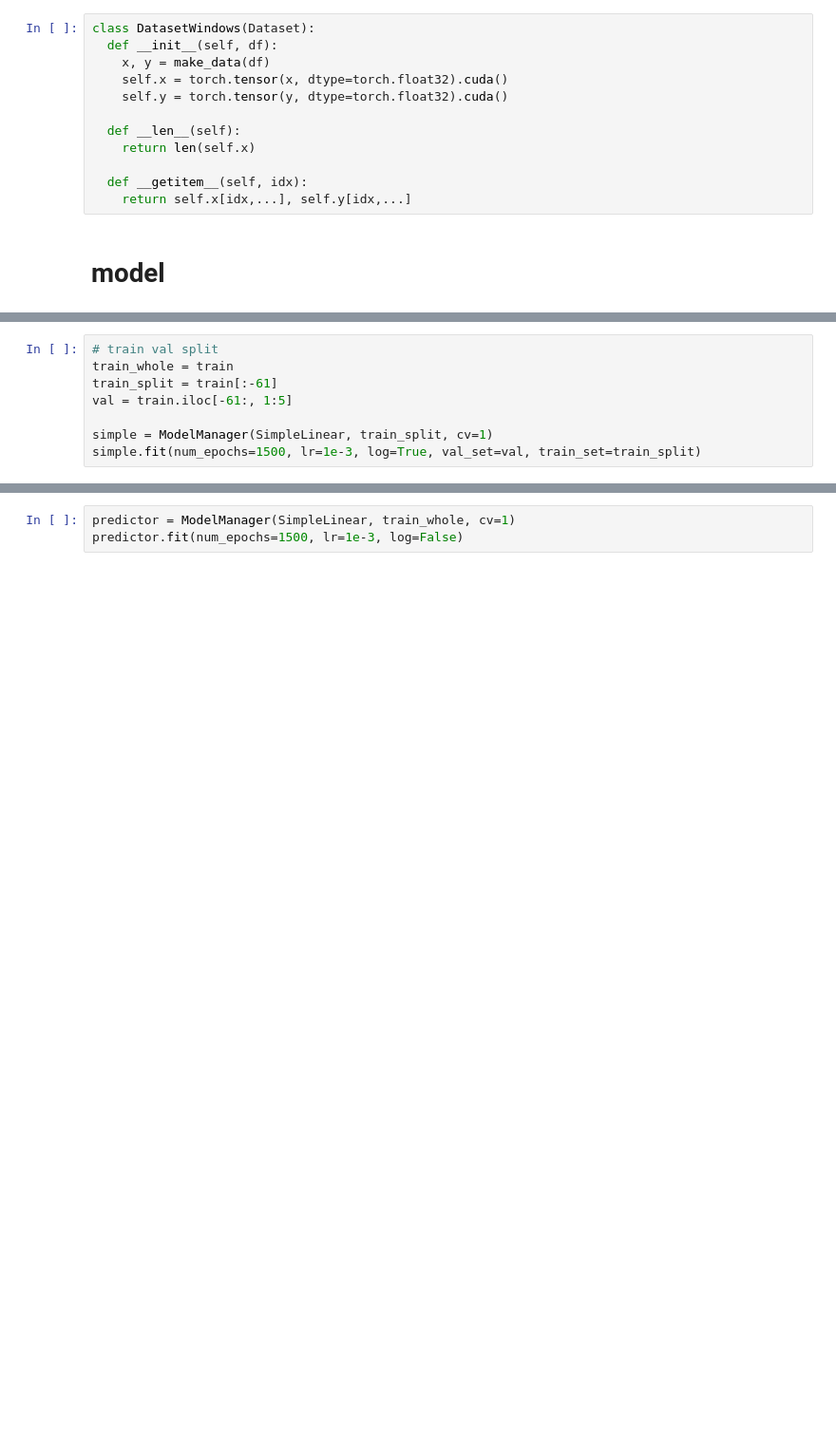
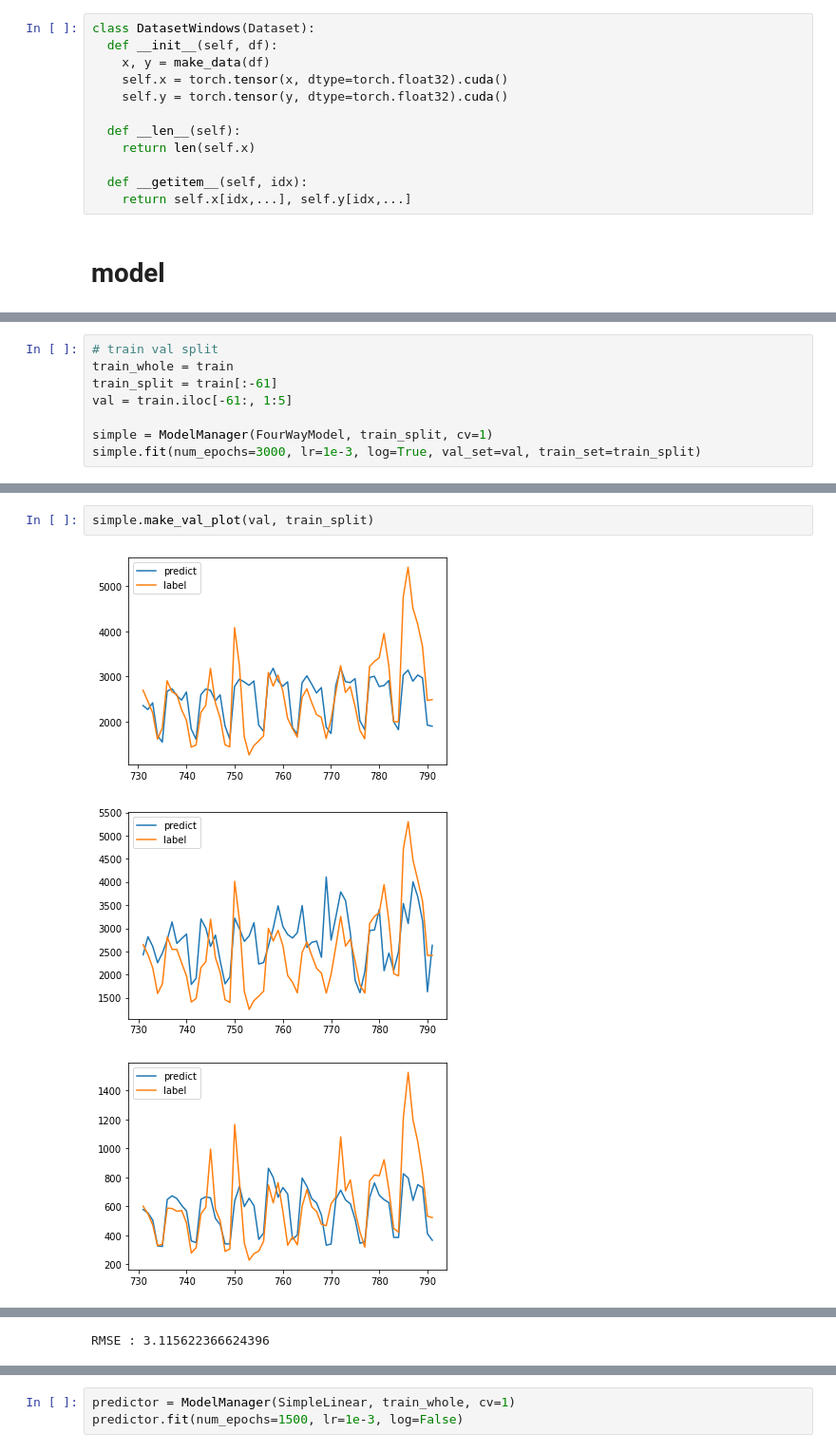
Before and after one commit to 100jy/dacon_ts_forecasting, a Jupyter notebook: 시계열_예측_3.ipynb, the cells around one changed output, grey strips where cells are left out. Shown: that part at 95% size. Saved outputs shown, nothing was run; the diff lists cells and outputs as text; blank space fills up the shorter version.

```diff
--- a/시계열_예측_3.ipynb
+++ b/시계열_예측_3.ipynb
@@ -325,6 +269,6 @@ train_whole = train
 train_split = train[:-61]
 val = train.iloc[-61:, 1:5]
 
-simple = ModelManager(SimpleLinear, train_split, cv=1)
-simple.fit(num_epochs=1500, lr=1e-3, log=True, val_set=val, train_set=train_split)
+simple = ModelManager(FourWayModel, train_split, cv=1)
+simple.fit(num_epochs=3000, lr=1e-3, log=True, val_set=val, train_set=train_split)
 # %% [output]
@@ -345,0 +293,6 @@ simple.fit(num_epochs=1500, lr=1e-3, log=True, val_set=val, train_set=train_spli
+# %%
+simple.make_val_plot(val, train_split)
+# %% [output]
+[figure, added]
+[figure, added]
+[figure, added]
@@ -345,0 +300 @@ simple.fit(num_epochs=1500, lr=1e-3, log=True, val_set=val, train_set=train_spli
+RMSE : 3.115622366624396
```
Also changed, not shown: parts of 12 cells of this notebook.
